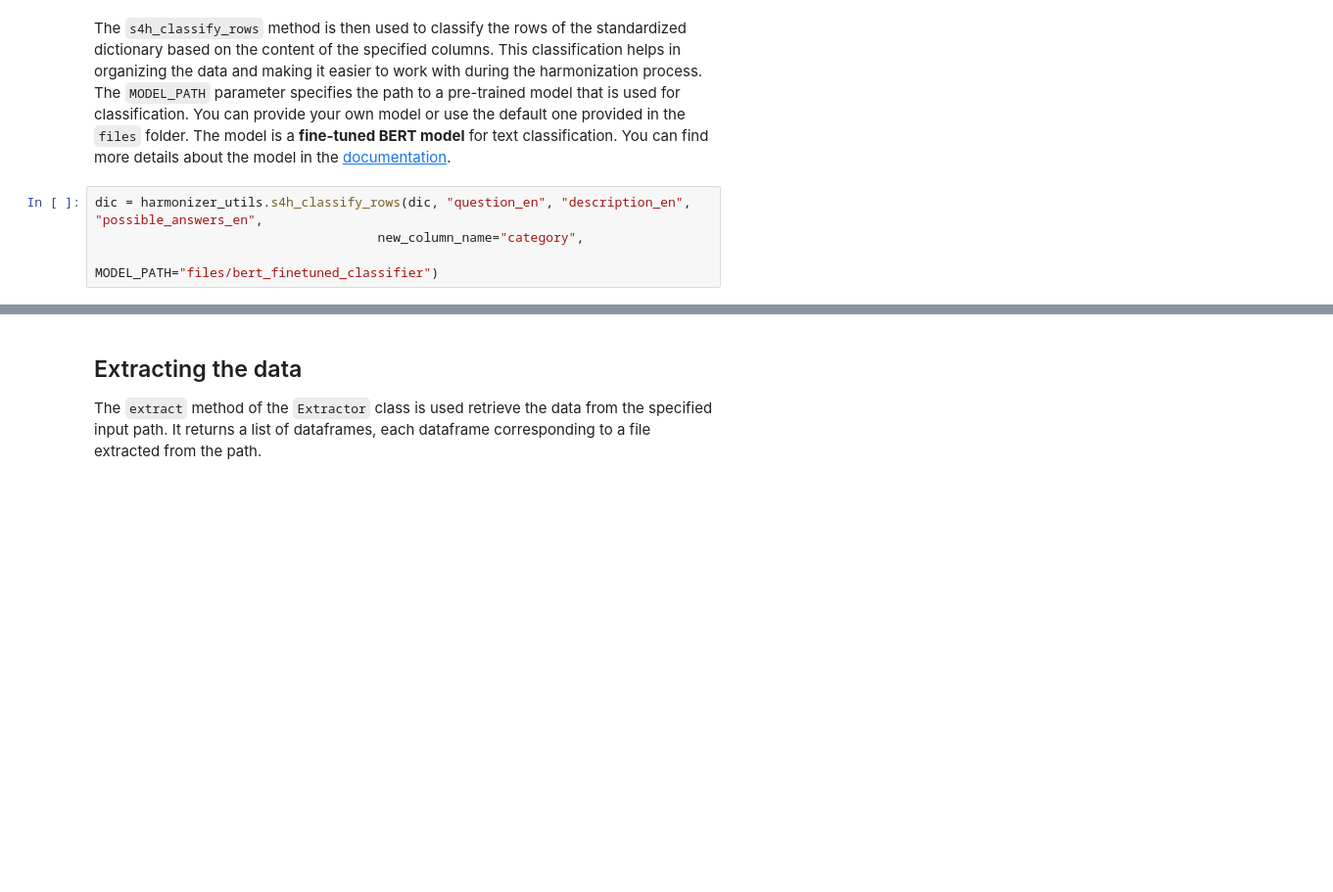
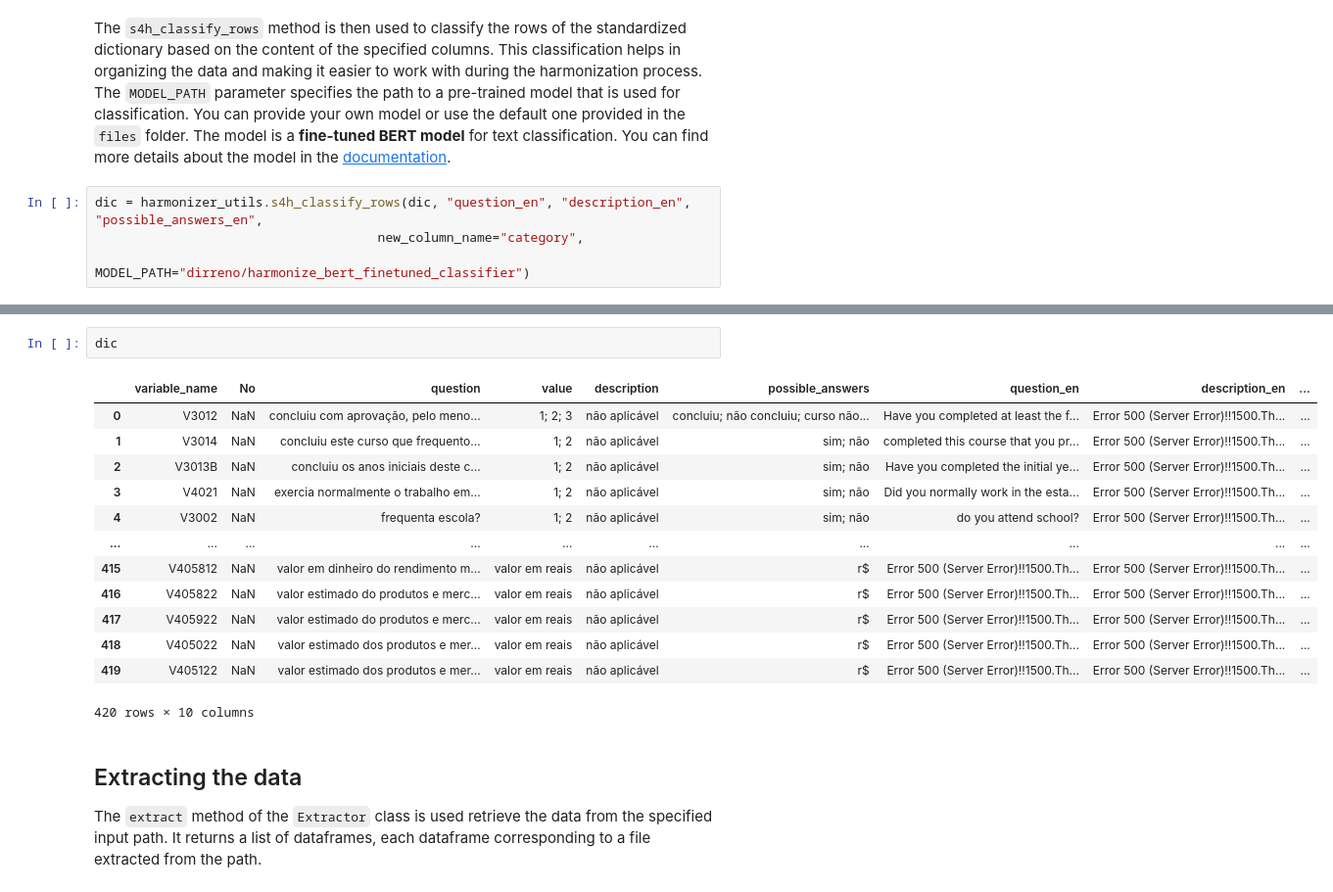
Before and after one commit to harmonize-tools/socio4health, a Jupyter notebook: docs/source/notebooks/harmonization.ipynb, the cells around one changed output, grey strips where cells are left out. Shown at 98% size. Saved outputs shown, nothing was run; the diff lists cells and outputs as text; blank space fills up the shorter version.

```diff
--- a/docs/source/notebooks/harmonization.ipynb
+++ b/docs/source/notebooks/harmonization.ipynb
@@ -89,5 +81,5 @@ The `s4h_classify_rows` method is then used to classify the rows of the standard
 # %%
 dic = harmonizer_utils.s4h_classify_rows(dic, "question_en", "description_en", "possible_answers_en",
                                      new_column_name="category",
-                                     MODEL_PATH="files/bert_finetuned_classifier")
+                                     MODEL_PATH="dirreno/harmonize_bert_finetuned_classifier")
 # %% [output]
@@ -95,3 +89,19 @@ Device set to use cpu
+# %%
+dic
+# %% [output]
+|  | variable_name | No | question | value | description | possible_answers | question_en | description_en | ... |
+| 0 | V3012 | NaN | concluiu com aprovação, pelo meno... | 1; 2; 3 | não aplicável | concluiu; não concluiu; curso não... | Have you completed at least the f... | Error 500 (Server Error)!!1500.Th... | ... |
+| 1 | V3014 | NaN | concluiu este curso que frequento... | 1; 2 | não aplicável | sim; não | completed this course that you pr... | Error 500 (Server Error)!!1500.Th... | ... |
+| 2 | V3013B | NaN | concluiu os anos iniciais deste c... | 1; 2 | não aplicável | sim; não | Have you completed the initial ye... | Error 500 (Server Error)!!1500.Th... | ... |
+| 3 | V4021 | NaN | exercia normalmente o trabalho em... | 1; 2 | não aplicável | sim; não | Did you normally work in the esta... | Error 500 (Server Error)!!1500.Th... | ... |
+| 4 | V3002 | NaN | frequenta escola? | 1; 2 | não aplicável | sim; não | do you attend school? | Error 500 (Server Error)!!1500.Th... | ... |
+| ... | ... | ... | ... | ... | ... | ... | ... | ... | ... |
+| 415 | V405812 | NaN | valor em dinheiro do rendimento m... | valor em reais | não aplicável | r$ | Error 500 (Server Error)!!1500.Th... | Error 500 (Server Error)!!1500.Th... | ... |
+| 416 | V405822 | NaN | valor estimado do produtos e merc... | valor em reais | não aplicável | r$ | Error 500 (Server Error)!!1500.Th... | Error 500 (Server Error)!!1500.Th... | ... |
+| 417 | V405922 | NaN | valor estimado do produtos e merc... | valor em reais | não aplicável | r$ | Error 500 (Server Error)!!1500.Th... | Error 500 (Server Error)!!1500.Th... | ... |
+| 418 | V405022 | NaN | valor estimado dos produtos e mer... | valor em reais | não aplicável | r$ | Error 500 (Server Error)!!1500.Th... | Error 500 (Server Error)!!1500.Th... | ... |
+| 419 | V405122 | NaN | valor estimado dos produtos e mer... | valor em reais | não aplicável | r$ | Error 500 (Server Error)!!1500.Th... | Error 500 (Server Error)!!1500.Th... | ... |
+420 rows × 10 columns
 # %% [markdown]
 ## Extracting the data
 The `extract` method of the `Extractor` class is used retrieve the data from the specified input path. It returns a list of dataframes, each dataframe corresponding to a file extracted from the path.
```
Also changed, not shown: parts of 11 cells of this notebook.
